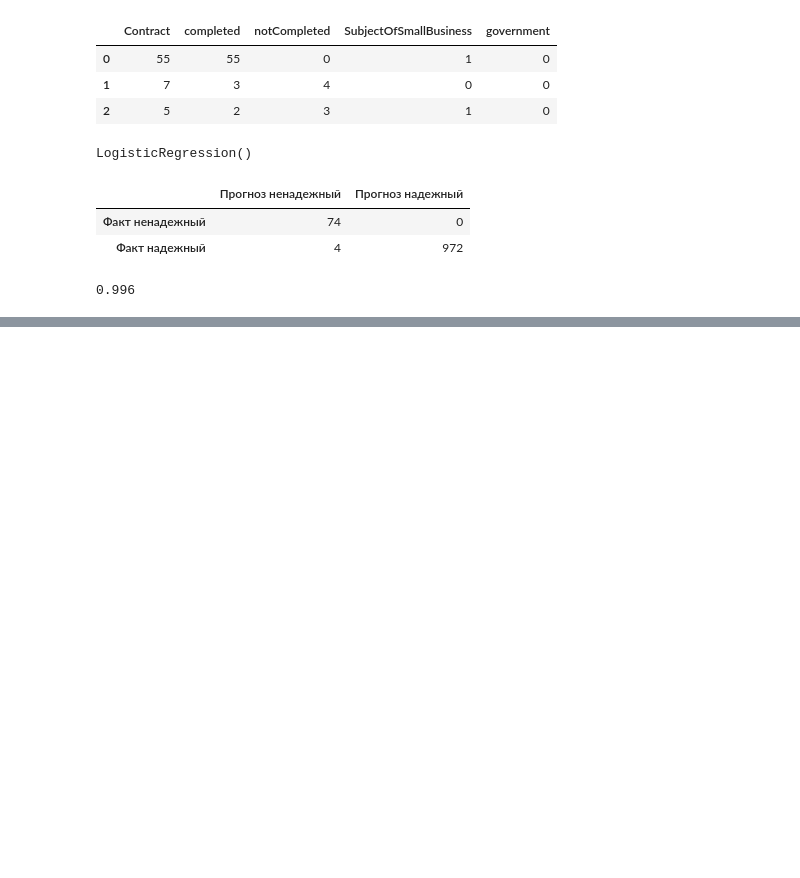
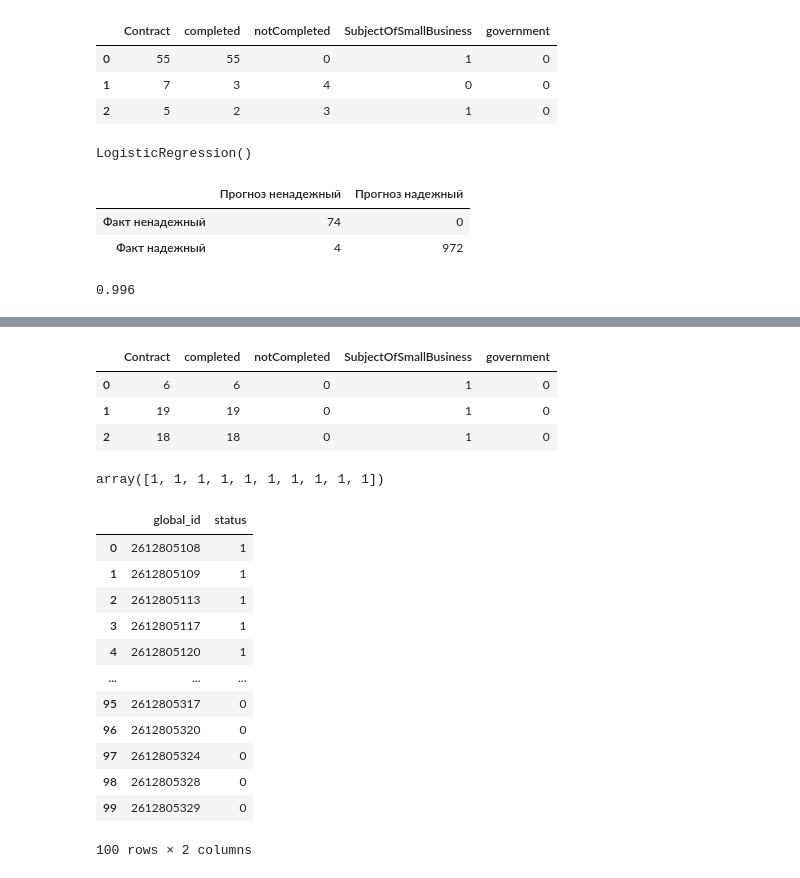
Before and after one commit to Leksandretta/inno_arch, a Jupyter notebook: ml_itog.ipynb, the cells around one changed output, grey strips where cells are left out. Cells and saved outputs as stored; diff of their text form; code cells hidden in the pictures; blank space fills up the shorter version.

```diff
--- a/ml_itog.ipynb
+++ b/ml_itog.ipynb
@@ -122,0 +154,35 @@ round(model_accuracy, 3)
+# %%
+X_test.drop(['Name', 'INN', 'global_id'], axis = 1, inplace = True)
+X_test.head(3)
+# %% [output]
+|  | Contract | completed | notСompleted | SubjectOfSmallBusiness | government |
+| 0 | 6 | 6 | 0 | 1 | 0 |
+| 1 | 19 | 19 | 0 | 1 | 0 |
+| 2 | 18 | 18 | 0 | 1 | 0 |
+# %%
+X_test.columns = X_test.columns.map(str)
+# %%
+y_pred_test = model.predict(X_test)
+# %%
+y_pred_test[:10]
+# %% [output]
+array([1, 1, 1, 1, 1, 1, 1, 1, 1, 1])
+# %%
+ids = test['global_id']
+# %%
+result = pd.DataFrame({'global_id': ids, 'status': y_pred_test})
+result.head(100)
+# %% [output]
+|  | global_id | status |
+| 0 | 2612805108 | 1 |
+| 1 | 2612805109 | 1 |
+| 2 | 2612805113 | 1 |
+| 3 | 2612805117 | 1 |
+| 4 | 2612805120 | 1 |
+| ... | ... | ... |
+| 95 | 2612805317 | 0 |
+| 96 | 2612805320 | 0 |
+| 97 | 2612805324 | 0 |
+| 98 | 2612805328 | 0 |
+| 99 | 2612805329 | 0 |
+100 rows × 2 columns
```
Also changed, not shown: parts of 13 cells of this notebook.
